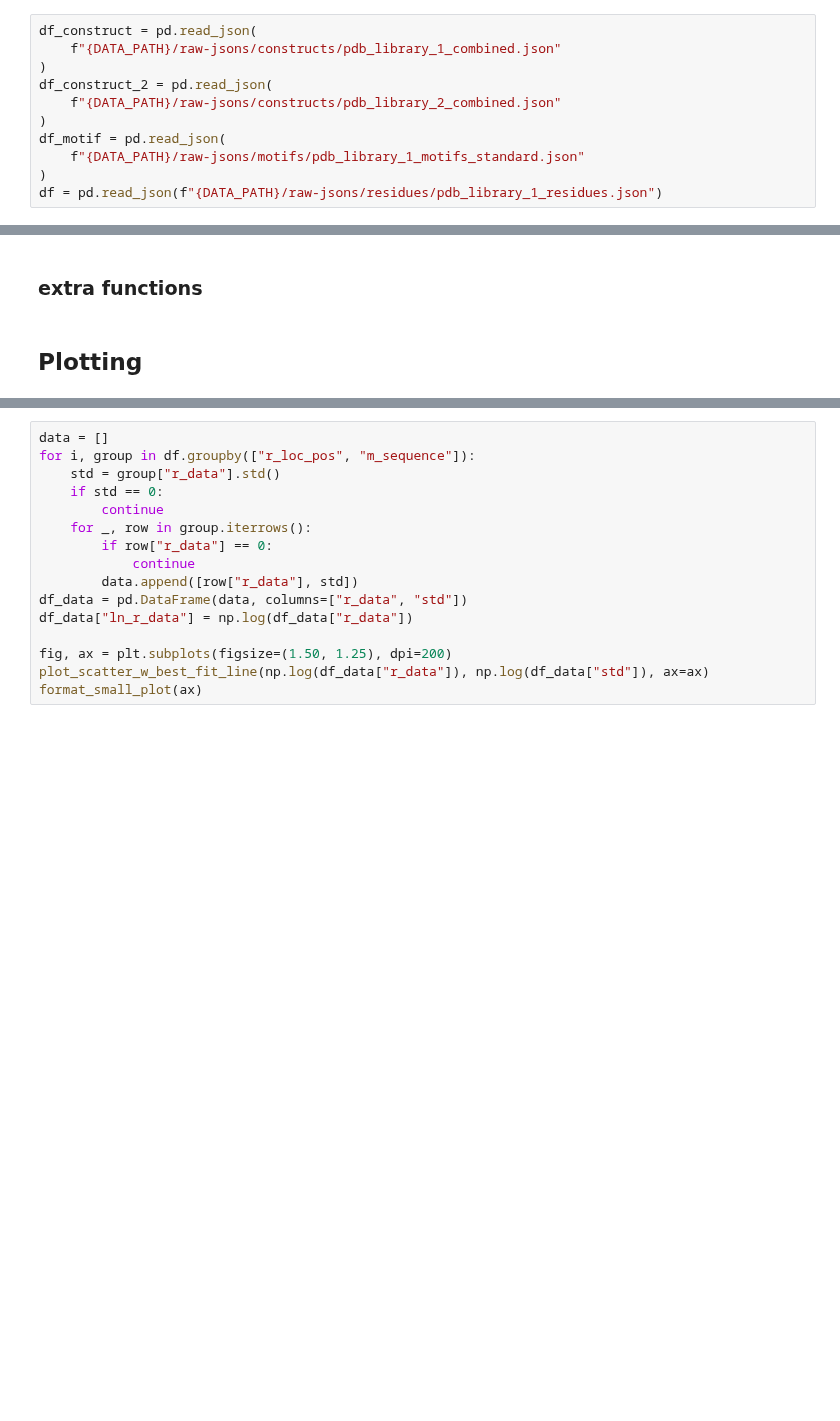
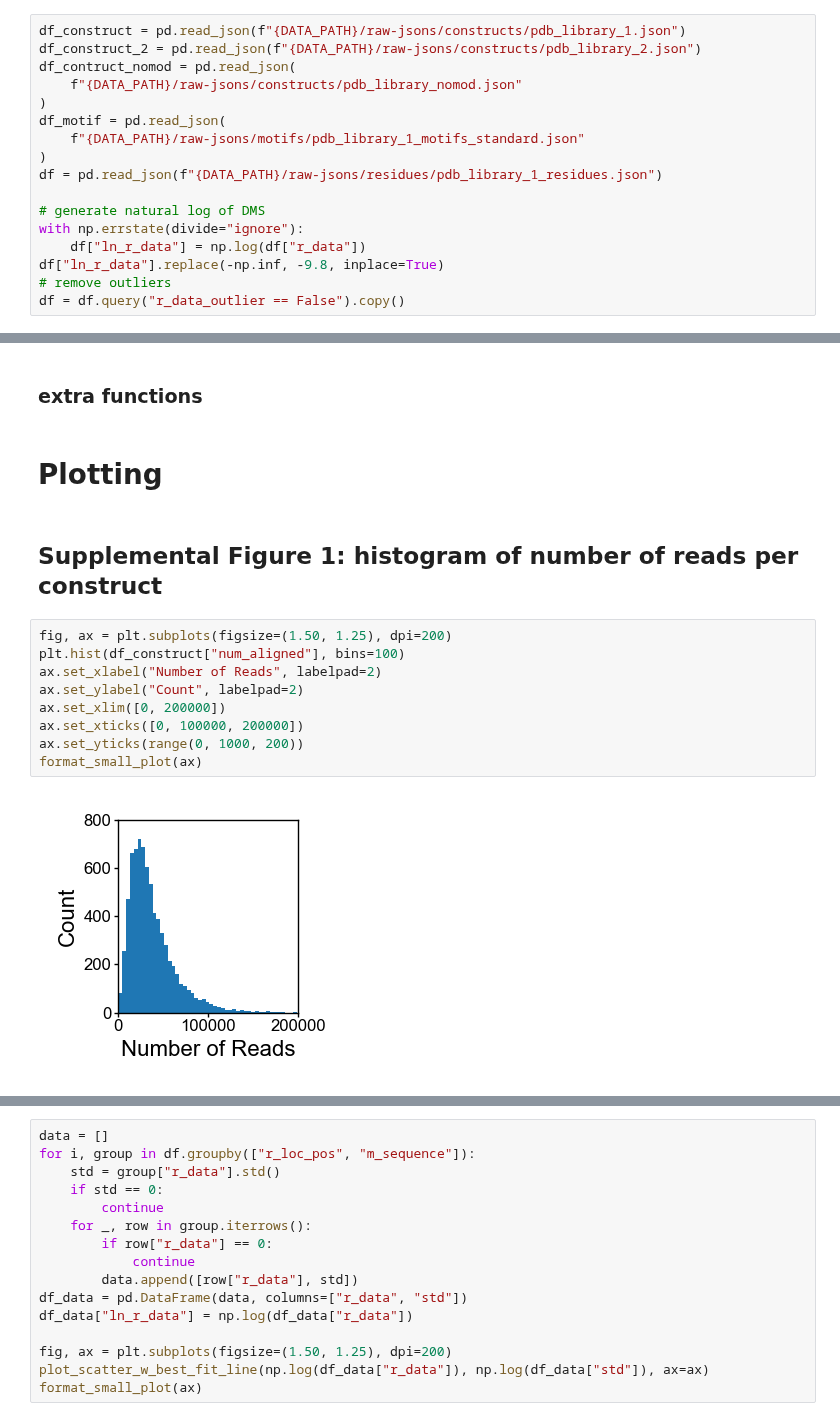
Before and after one commit to YesselmanLabPublications/2025_char_3d_struct_features, a Jupyter notebook: notebooks/figures/supplemental_figures.ipynb, the cells around one changed output, grey strips where cells are left out. Cells and saved outputs as stored; diff of their text form; blank space fills up the shorter version.

Commit message:
updated supplemental figures

```diff
--- a/notebooks/figures/supplemental_figures.ipynb
+++ b/notebooks/figures/supplemental_figures.ipynb
@@ -22,13 +25,19 @@ from dms_3d_features.plotting import (
 # %%
 DATA_PATH = "../../data"
 # %%
-df_construct = pd.read_json(
-    f"{DATA_PATH}/raw-jsons/constructs/pdb_library_1_combined.json"
-)
-df_construct_2 = pd.read_json(
-    f"{DATA_PATH}/raw-jsons/constructs/pdb_library_2_combined.json"
+df_construct = pd.read_json(f"{DATA_PATH}/raw-jsons/constructs/pdb_library_1.json")
+df_construct_2 = pd.read_json(f"{DATA_PATH}/raw-jsons/constructs/pdb_library_2.json")
+df_contruct_nomod = pd.read_json(
+    f"{DATA_PATH}/raw-jsons/constructs/pdb_library_nomod.json"
 )
 df_motif = pd.read_json(
     f"{DATA_PATH}/raw-jsons/motifs/pdb_library_1_motifs_standard.json"
 )
 df = pd.read_json(f"{DATA_PATH}/raw-jsons/residues/pdb_library_1_residues.json")
+
+# generate natural log of DMS
+with np.errstate(divide="ignore"):
+    df["ln_r_data"] = np.log(df["r_data"])
+df["ln_r_data"].replace(-np.inf, -9.8, inplace=True)
+# remove outliers
+df = df.query("r_data_outlier == False").copy()
@@ -45,4 +69,17 @@ df = df.query("r_data_outlier == False").copy()
 # %% [markdown]
 ### extra functions
 # %% [markdown]
-## Plotting
+# Plotting
+# %% [markdown]
+## Supplemental Figure 1: histogram of number of reads per construct
+# %%
+fig, ax = plt.subplots(figsize=(1.50, 1.25), dpi=200)
+plt.hist(df_construct["num_aligned"], bins=100)
+ax.set_xlabel("Number of Reads", labelpad=2)
+ax.set_ylabel("Count", labelpad=2)
+ax.set_xlim([0, 200000])
+ax.set_xticks([0, 100000, 200000])
+ax.set_yticks(range(0, 1000, 200))
+format_small_plot(ax)
+# %% [output]
+[figure, added]
```
Also changed, not shown: parts of 9 cells of this notebook.
